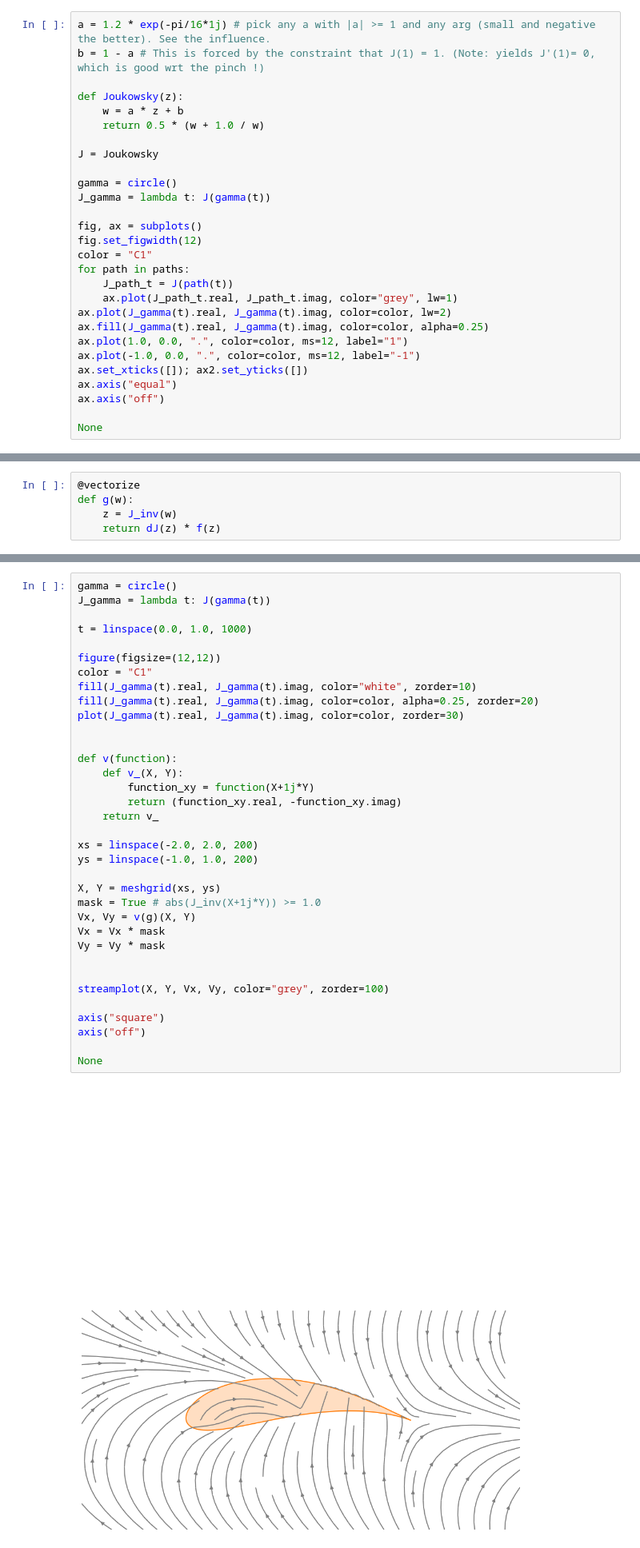
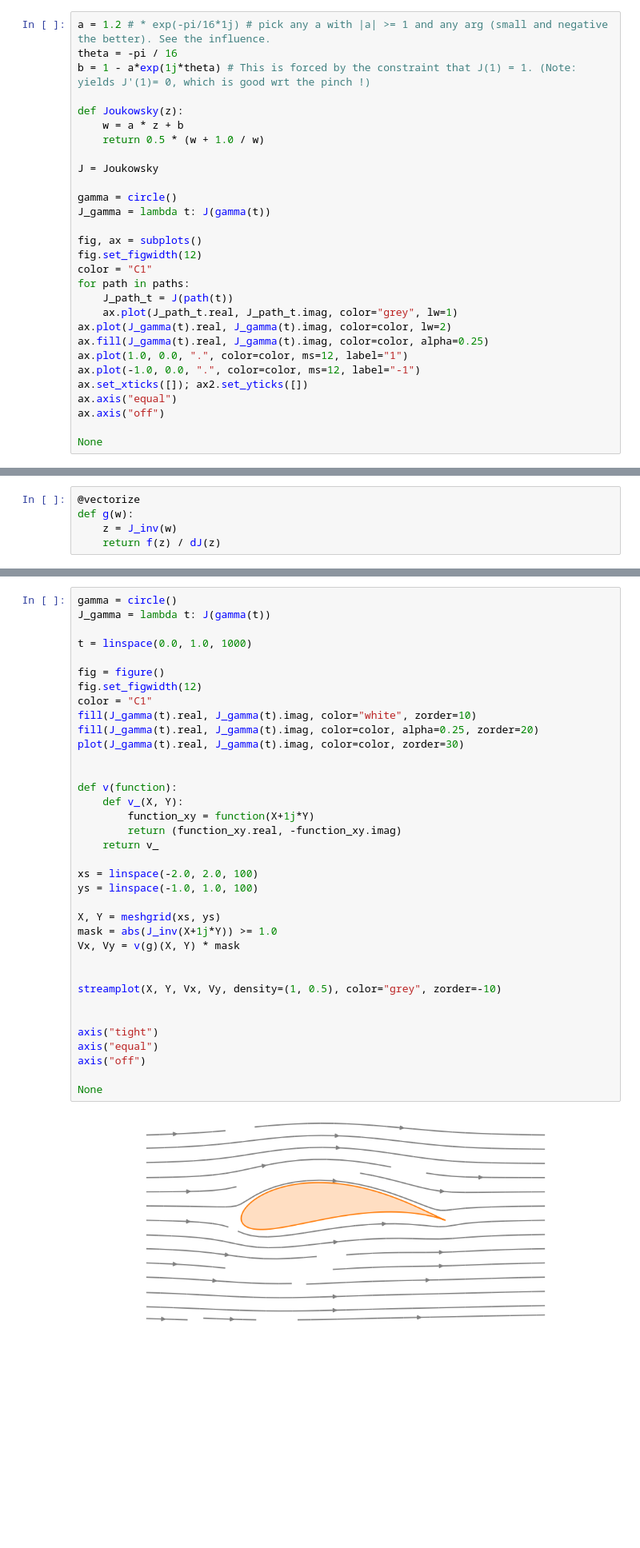
Before and after one commit to boisgera/visualization-of-analytic-functions, a Jupyter notebook: Domain Coloring.ipynb, the cells around one changed output, grey strips where cells are left out. Shown at 80% size. Drawn from its saved outputs; the diff is of its cells as text; blank space fills up the shorter version.

```diff
--- a/Domain Coloring.ipynb
+++ b/Domain Coloring.ipynb
@@ -424,8 +424,9 @@ None
 # %% [output]
 [figure]
 # %%
-a = 1.2 * exp(-pi/16*1j) # pick any a with |a| >= 1 and any arg (small and negative the better). See the influence.
-b = 1 - a # This is forced by the constraint that J(1) = 1. (Note: yields J'(1)= 0, which is good wrt the pinch !)
+a = 1.2 # * exp(-pi/16*1j) # pick any a with |a| >= 1 and any arg (small and negative the better). See the influence.
+theta = -pi / 16
+b = 1 - a*exp(1j*theta) # This is forced by the constraint that J(1) = 1. (Note: yields J'(1)= 0, which is good wrt the pinch !)
 
 def Joukowsky(z):
     w = a * z + b
@@ -709,7 +710,7 @@ def dJ(z):
 @vectorize
 def g(w):
     z = J_inv(w)
-    return dJ(z) * f(z)
+    return f(z) / dJ(z)
 # %% [markdown]
 Nota: if the complex velocity $f= u -i v$ is the derivative of a holomorphic function $g$, any conformal mapping $T$ applied to $g$ will preserve the boundary conditions. This is how we "solve" (find a solution) for the Joukowsky airfoil: get (a) $f$ (easy), find its primitive (means the circulation has to be zero !!!), map it, then derive the result a get the corresponding complex velocity.
 This is **NOT** the same as mapping $f$ directly: if $g'=f$, then
@@ -731,40 +732,41 @@ $$
 # %%
 gamma = circle()
 J_gamma = lambda t: J(gamma(t))
 
 t = linspace(0.0, 1.0, 1000)
 
-figure(figsize=(12,12))
+fig = figure()
+fig.set_figwidth(12)
 color = "C1"
 fill(J_gamma(t).real, J_gamma(t).imag, color="white", zorder=10)
 fill(J_gamma(t).real, J_gamma(t).imag, color=color, alpha=0.25, zorder=20)
 plot(J_gamma(t).real, J_gamma(t).imag, color=color, zorder=30)
 
 
 def v(function):
     def v_(X, Y):
         function_xy = function(X+1j*Y)
         return (function_xy.real, -function_xy.imag)
     return v_
 
-xs = linspace(-2.0, 2.0, 200)
-ys = linspace(-1.0, 1.0, 200)
+xs = linspace(-2.0, 2.0, 100)
+ys = linspace(-1.0, 1.0, 100)
 
 X, Y = meshgrid(xs, ys)
-mask = True # abs(J_inv(X+1j*Y)) >= 1.0
-Vx, Vy = v(g)(X, Y)
-Vx = Vx * mask
-Vy = Vy * mask
+mask = abs(J_inv(X+1j*Y)) >= 1.0
+Vx, Vy = v(g)(X, Y) * mask
 
 
-streamplot(X, Y, Vx, Vy, color="grey", zorder=100)
+streamplot(X, Y, Vx, Vy, density=(1, 0.5), color="grey", zorder=-10)
 
-axis("square")
+
+axis("tight")
+axis("equal")
 axis("off")
 
 None
 # %% [output]
-[figure, old version]
+[figure, new version]
 # %% [markdown]
 ## Domain Coloring
 # %%
```
Also changed, not shown: parts of 4 cells of this notebook.
